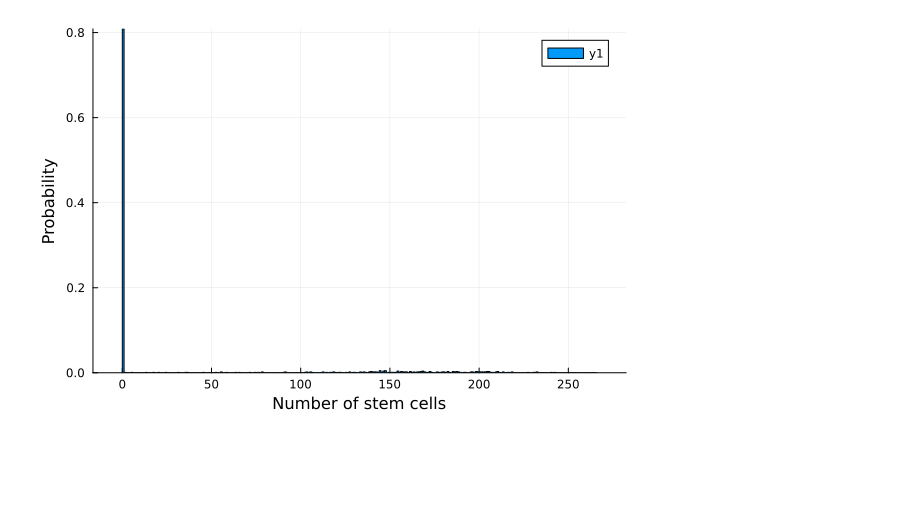
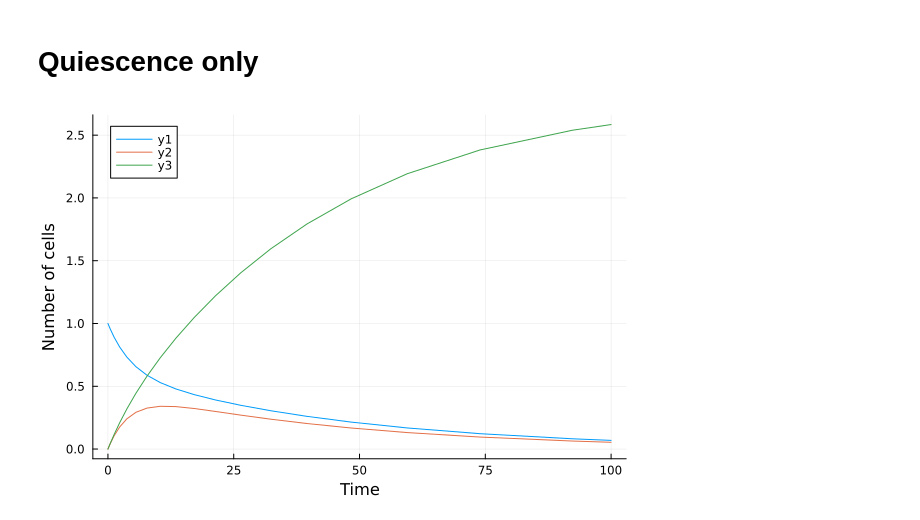
Before and after one commit to zancaa/trees-of-life, a Jupyter notebook: stochastic_logistic_growth.ipynb, the cells around one changed output. Cells and saved outputs as stored; diff of their text form; code cells hidden in the pictures; blank space fills up the shorter version.

```diff
--- a/stochastic_logistic_growth.ipynb
+++ b/stochastic_logistic_growth.ipynb
@@ -227,23 +131,38 @@ plot!(sol.t, sol[:M])
-# %%
-# Set up the stochastic version of the problem and solve for one instance
-jinp = JumpInputs(differentiation_network, u0, (0, tmax), p)
-prob = JumpProblem(jinp);
-# Array to store the result of each simulation
-ns = []
-# Number of simulations to perform
-n_trajectories = 1000
-
-for i in 1:n_trajectories
-    sol = solve(prob)
-    s = sol(tmax, idxs=:S) # record the number of stem cells at time t = tmax
-    push!(ns, s)
-end
-
-# Compute and plot the discrete probability distribution
-histogram(ns,
-          bins=0:maximum(ns), # define bins from 0 to the maximum observed number of stem cells
-          normalize=:probability,
-          xlabel="Number of stem cells",
-          ylabel="Probability")
-# %% [output]
-[figure, removed]
+# %% [markdown]
+# Quiescence only
+# %%
+# Model parameters and values
+model_2_p = [ :μ_S => 0.1,
+      :μ_Q => 0.05,     # quiescent cells die at a lower rate than proliferative cells
+      :μ_P => 0.25,     # progenitor cells die at a higher rate than stem cells
+      :σ_S => 0.2,
+      :σ_P => 0.25,     # progenitor cells proliferate at a higher rate than stem cells
+      :λ_SQ => 0.1,
+      :λ_QS => 0.1,
+      :λ_SP => 0.1,
+      :λ_PS => 0.0,     # Model 2: no de-differentiation
+      :K => 1000        # Setting a low carrying capacity initially for computational purposes
+      ]
+
+# Initial conditions
+u0 = [ :S => 1, :Q => 0, :P => 0 ]
+
+# Simulation length
+tmax = 100.0;
+# %%
+# Solve the corresponding ODEs (okay for large numbers of cells)
+using DifferentialEquations
+
+prob = ODEProblem(stem_network, u0, (0, tmax), model_2_p)
+sol = solve(prob);
+# %%
+using Plots
+
+plot(sol.t, sol[:S],
+     xlabel="Time",
+     ylabel="Number of cells")
+
+plot!(sol.t, sol[:Q])
+plot!(sol.t, sol[:P])
+# %% [output]
+[figure, added]
```
Also changed, not shown: parts of 30 cells of this notebook.
